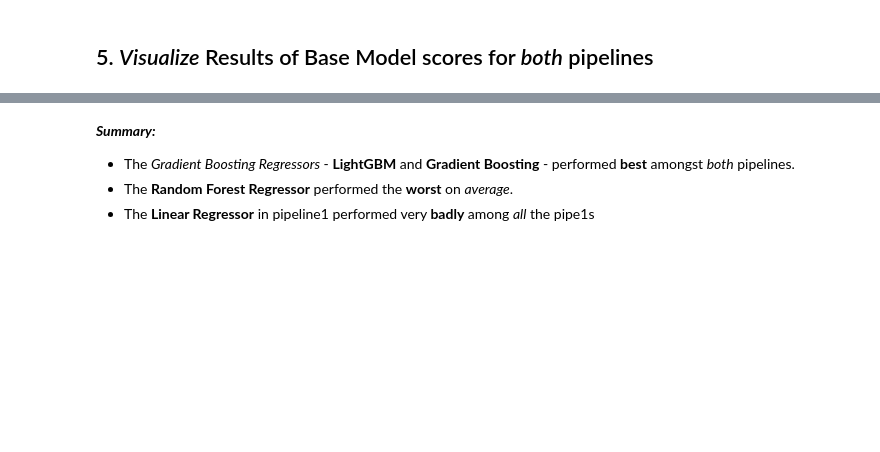
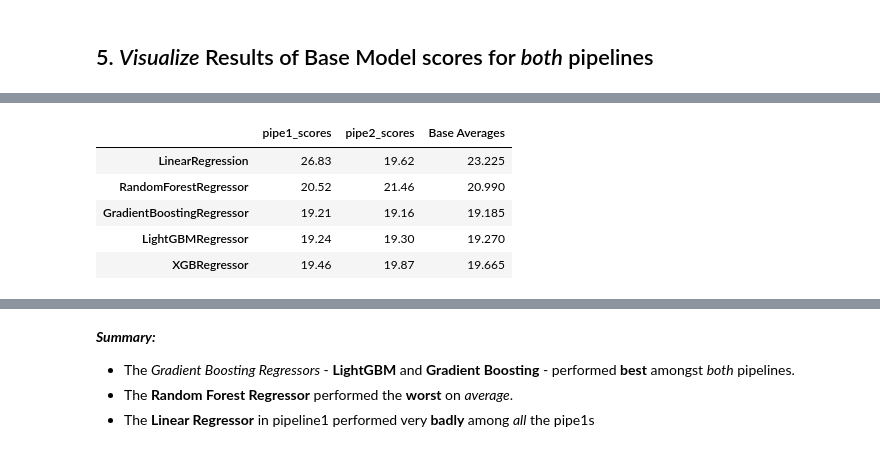
Before and after one commit to siddley1001/SalaryPrediction, a Jupyter notebook: Pipeline_Base_Models_Predictions.ipynb, the cells around one changed output, grey strips where cells are left out. Drawn from its saved outputs; the diff is of its cells as text; code cells hidden in the pictures; blank space fills up the shorter version.

```diff
--- a/Pipeline_Base_Models_Predictions.ipynb
+++ b/Pipeline_Base_Models_Predictions.ipynb
@@ -1268,2 +1293,11 @@ pipe_base_scores
+# %%
+pipe_base_scores
+# %% [output]
+|  | pipe1_scores | pipe2_scores | Base Averages |
+| LinearRegression | 26.83 | 19.62 | 23.225 |
+| RandomForestRegressor | 20.52 | 21.46 | 20.990 |
+| GradientBoostingRegressor | 19.21 | 19.16 | 19.185 |
+| LightGBMRegressor | 19.24 | 19.30 | 19.270 |
+| XGBRegressor | 19.46 | 19.87 | 19.665 |
 # %%
 f, ax = plt.subplots(1, 1, figsize=(15, 7))
```
Also changed, not shown: parts of 18 cells of this notebook.
